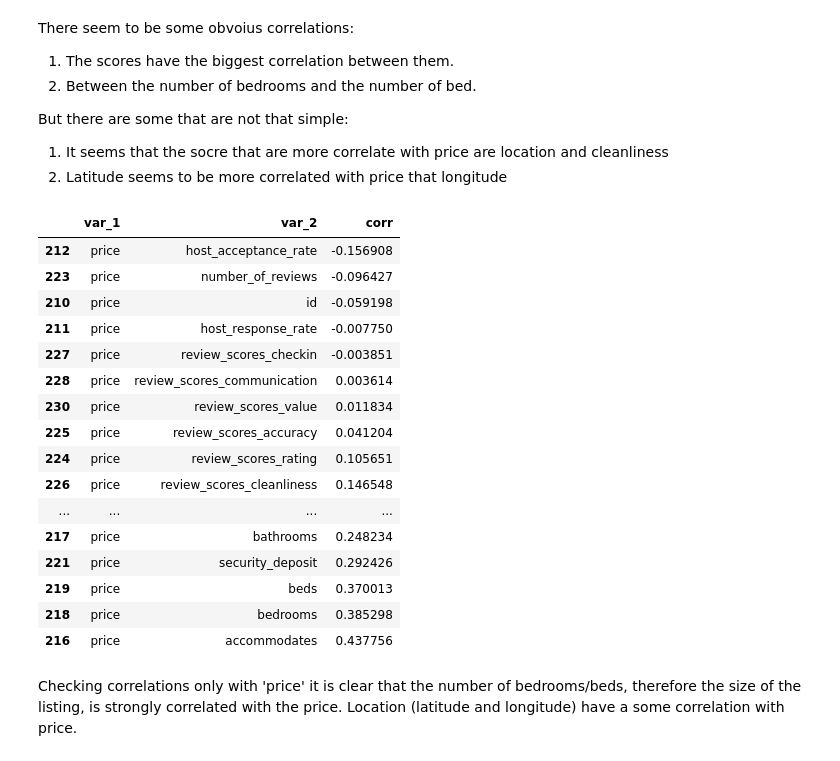
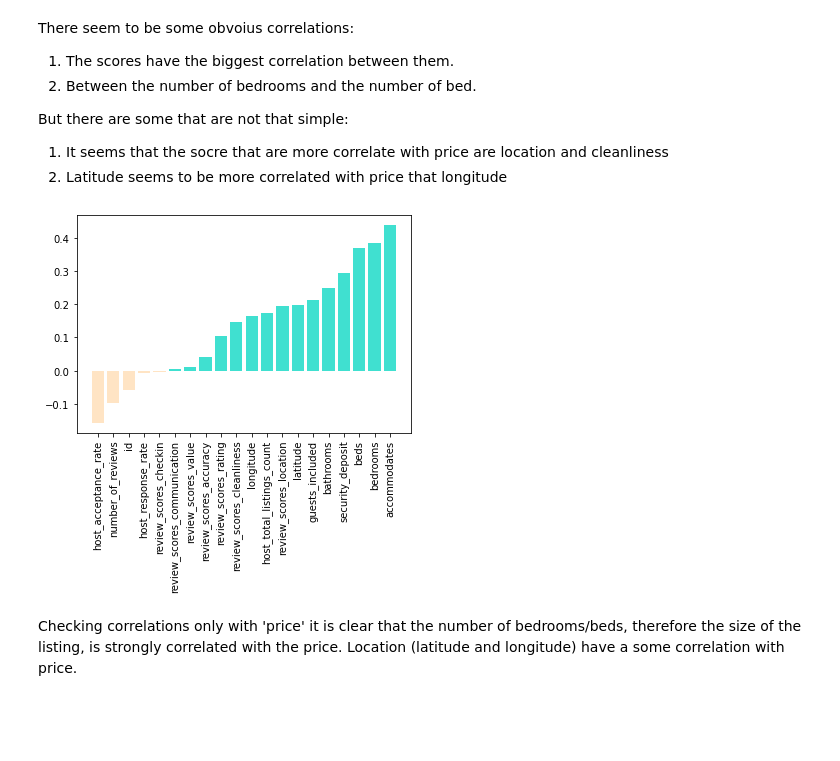
Before and after one commit to mpradam/udacity_p1, a Jupyter notebook: BostonAirBNB.ipynb, the cells around one changed output. Drawn from its saved outputs; the diff is of its cells as text; code cells hidden in the pictures; blank space fills up the shorter version.

Commit message:
Update graphs

```diff
--- a/BostonAirBNB.ipynb
+++ b/BostonAirBNB.ipynb
@@ -138,28 +126,21 @@ But there are some that are not that simple:
 # %%
 corr_lis=l_num_vars.corr().stack().reset_index()
 corr_lis.columns = ['var_1','var_2','corr']
 price_corr=corr_lis[corr_lis['var_1']=='price'].sort_values(by=['corr'])
 price_corr=price_corr[price_corr['var_2']!='price']
 
-price_corr.style.bar(subset=['corr'], align='mid', color=['#d65f5f', '#5fba7d'])
+x = price_corr['var_2']
+y = price_corr['corr']
+
+mask1 = y < 0
+mask2 = y >= 0
+
+plt.xticks(rotation = 90)
+plt.bar(x[mask1], y[mask1], color = 'bisque')
+plt.bar(x[mask2], y[mask2], color = 'turquoise')
+plt.show()
 # %% [output]
-|  | var_1 | var_2 | corr |
-| 212 | price | host_acceptance_rate | -0.156908 |
-| 223 | price | number_of_reviews | -0.096427 |
-| 210 | price | id | -0.059198 |
-| 211 | price | host_response_rate | -0.007750 |
-| 227 | price | review_scores_checkin | -0.003851 |
-| 228 | price | review_scores_communication | 0.003614 |
-| 230 | price | review_scores_value | 0.011834 |
-| 225 | price | review_scores_accuracy | 0.041204 |
-| 224 | price | review_scores_rating | 0.105651 |
-| 226 | price | review_scores_cleanliness | 0.146548 |
-| ... | ... | ... | ... |
-| 217 | price | bathrooms | 0.248234 |
-| 221 | price | security_deposit | 0.292426 |
-| 219 | price | beds | 0.370013 |
-| 218 | price | bedrooms | 0.385298 |
-| 216 | price | accommodates | 0.437756 |
+[figure, added]
 # %% [markdown]
 Checking correlations only with 'price' it is clear that the number of bedrooms/beds, therefore the size of the listing, is strongly correlated with the price. Location (latitude and longitude) have a some correlation with price.
 # %% [markdown]
```
Also changed, not shown: parts of 3 cells of this notebook.
